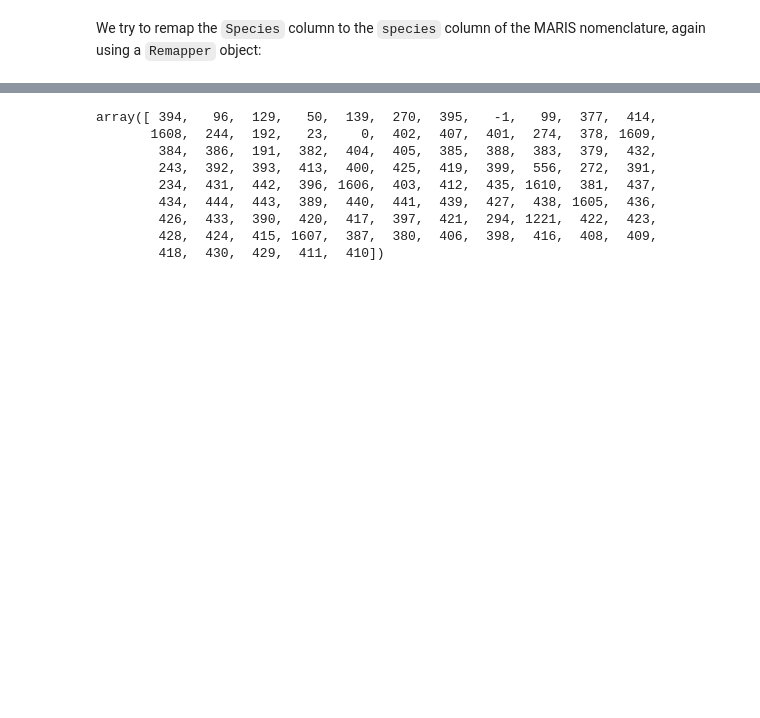
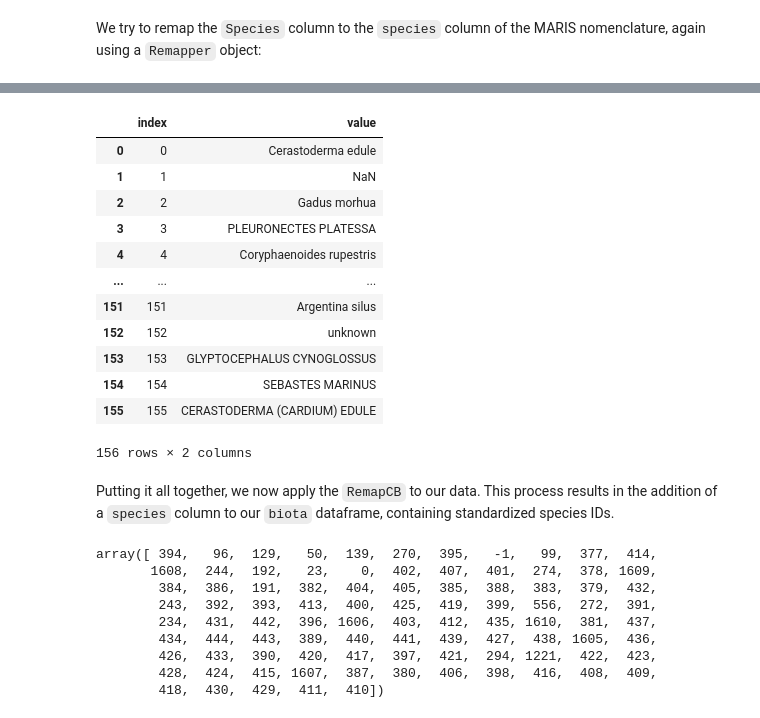
Before and after one commit to franckalbinet/marisco, a Jupyter notebook: nbs/handlers/_ospar.ipynb, the cells around one changed output, grey strips where cells are left out. Saved outputs shown, nothing was run; the diff lists cells and outputs as text; code cells hidden in the pictures; blank space fills up the shorter version.

```diff
--- a/nbs/handlers/_ospar.ipynb
+++ b/nbs/handlers/_ospar.ipynb
@@ -939,3 +948,20 @@ We can now use the generic `RemapCB` callback to perform the remapping.
+# %%
+provider_lut_df=get_unique_across_dfs(dfs, col_name='Species', as_df=True)
+provider_lut_df
+# %% [output]
+|  | index | value |
+| 0 | 0 | Cerastoderma edule |
+| 1 | 1 | NaN |
+| 2 | 2 | Gadus morhua |
+| 3 | 3 | PLEURONECTES PLATESSA |
+| 4 | 4 | Coryphaenoides rupestris |
+| ... | ... | ... |
+| 151 | 151 | Argentina silus |
+| 152 | 152 | unknown |
+| 153 | 153 | GLYPTOCEPHALUS CYNOGLOSSUS |
+| 154 | 154 | SEBASTES MARINUS |
+| 155 | 155 | CERASTODERMA (CARDIUM) EDULE |
+156 rows × 2 columns
 # %%
 #| exports
 lut_biota = lambda: Remapper(provider_lut_df=get_unique_across_dfs(dfs, col_name='Species', as_df=True),
@@ -945,6 +971,8 @@ lut_biota = lambda: Remapper(provider_lut_df=get_unique_across_dfs(dfs, col_name
                              provider_col_to_match='value',
                              provider_col_key='value',
                              fname_cache='species_ospar.pkl').generate_lookup_table(fixes=fixes_biota_species, as_df=False, overwrite=False)
+# %% [markdown]
+Putting it all together, we now apply the `RemapCB` to our data. This process results in the addition of a `species` column to our `biota` dataframe, containing standardized species IDs.
 # %%
 #| eval: false
 dfs = load_data(fname_in)
```
Also changed, not shown: parts of 54 cells of this notebook, 3 other files.
